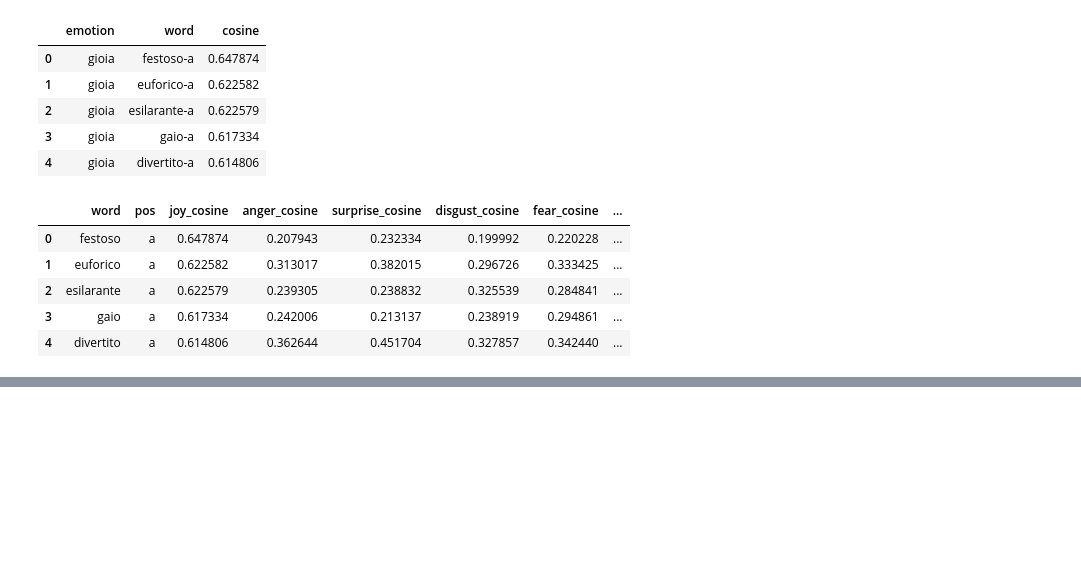
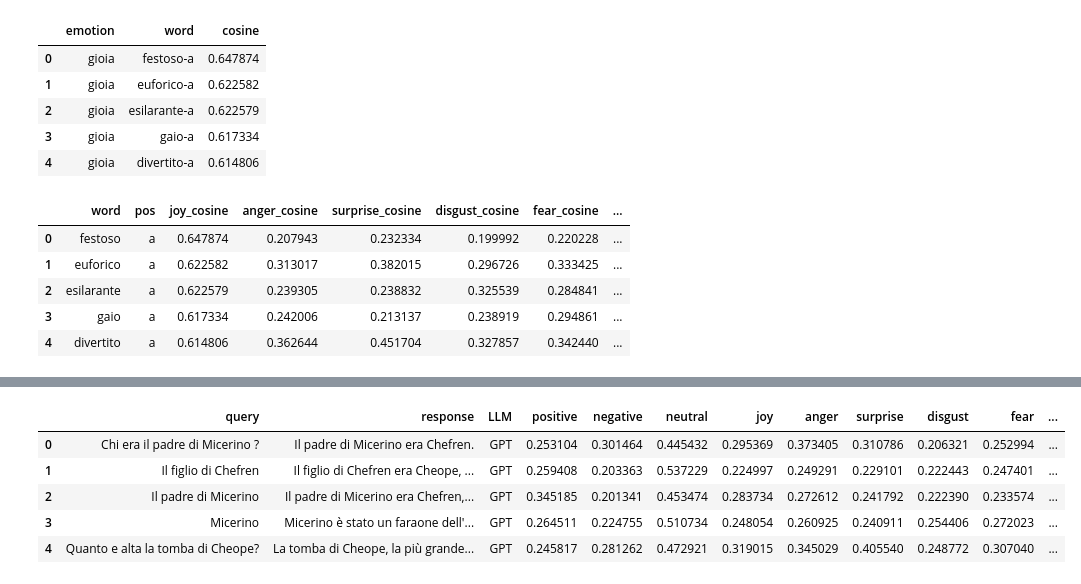
Before and after one commit to HrishitaC/InsideOut2, a Jupyter notebook: Code/emotion_profile.ipynb, the cells around one changed output, grey strips where cells are left out. Cells and saved outputs as stored; diff of their text form; code cells hidden in the pictures; blank space fills up the shorter version.

```diff
--- a/Code/emotion_profile.ipynb
+++ b/Code/emotion_profile.ipynb
@@ -155,0 +288,20 @@ array(['a', 's', 'v'], dtype=object)
+# %%
+gpt = pd.read_csv("../Data/GPT_response.csv")
+
+gpt_emotion_profile = []
+for _, row in tqdm(gpt.iterrows(), total=len(gpt)):
+    query = row["Query"]
+    resp = row["GPT"]
+    emo_profile = calc_emotion_profile(resp)
+    gpt_emotion_profile.append([query, resp, "GPT"]+emo_profile)
+
+gpt_EP_df = pd.DataFrame(gpt_emotion_profile, columns=["query", "response", "LLM", "positive", "negative", "neutral", "joy", "anger", "surprise", "disgust", "fear", "sadness", "trust", "expectations"])
+gpt_EP_df.to_csv("../Results/gpt_EP.csv", index=False)
+gpt_EP_df.head()
+# %% [output]
+|  | query | response | LLM | positive | negative | neutral | joy | anger | surprise | disgust | fear | ... |
+| 0 | Chi era il padre di Micerino ? | Il padre di Micerino era Chefren. | GPT | 0.253104 | 0.301464 | 0.445432 | 0.295369 | 0.373405 | 0.310786 | 0.206321 | 0.252994 | ... |
+| 1 | Il figlio di Chefren | Il figlio di Chefren era Cheope, ... | GPT | 0.259408 | 0.203363 | 0.537229 | 0.224997 | 0.249291 | 0.229101 | 0.222443 | 0.247401 | ... |
+| 2 | Il padre di Micerino | Il padre di Micerino era Chefren,... | GPT | 0.345185 | 0.201341 | 0.453474 | 0.283734 | 0.272612 | 0.241792 | 0.222390 | 0.233574 | ... |
+| 3 | Micerino | Micerino è stato un faraone dell'... | GPT | 0.264511 | 0.224755 | 0.510734 | 0.248054 | 0.260925 | 0.240911 | 0.254406 | 0.272023 | ... |
+| 4 | Quanto e alta la tomba di Cheope? | La tomba di Cheope, la più grande... | GPT | 0.245817 | 0.281262 | 0.472921 | 0.319015 | 0.345029 | 0.405540 | 0.248772 | 0.307040 | ... |
```
Also changed, not shown: parts of 17 cells of this notebook, 4 other files.
